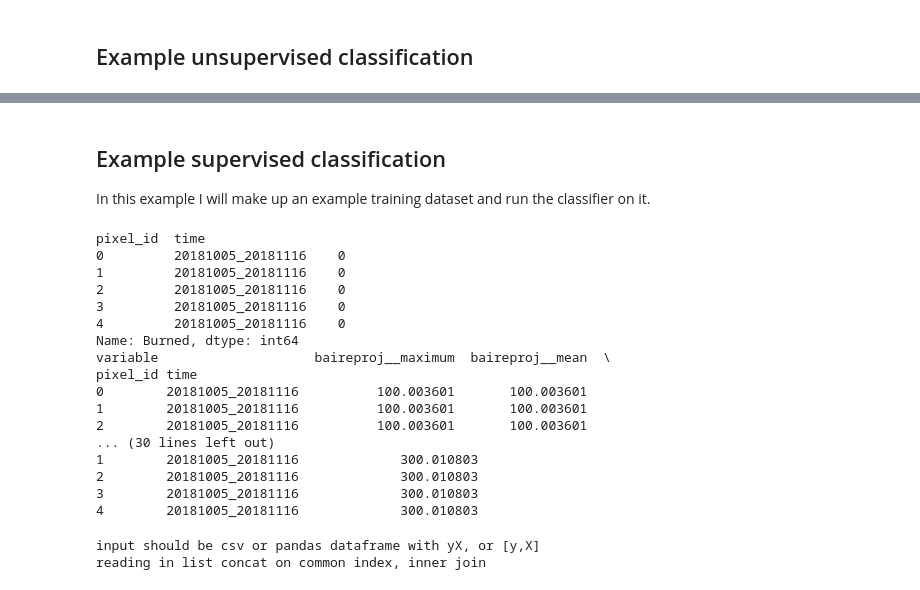
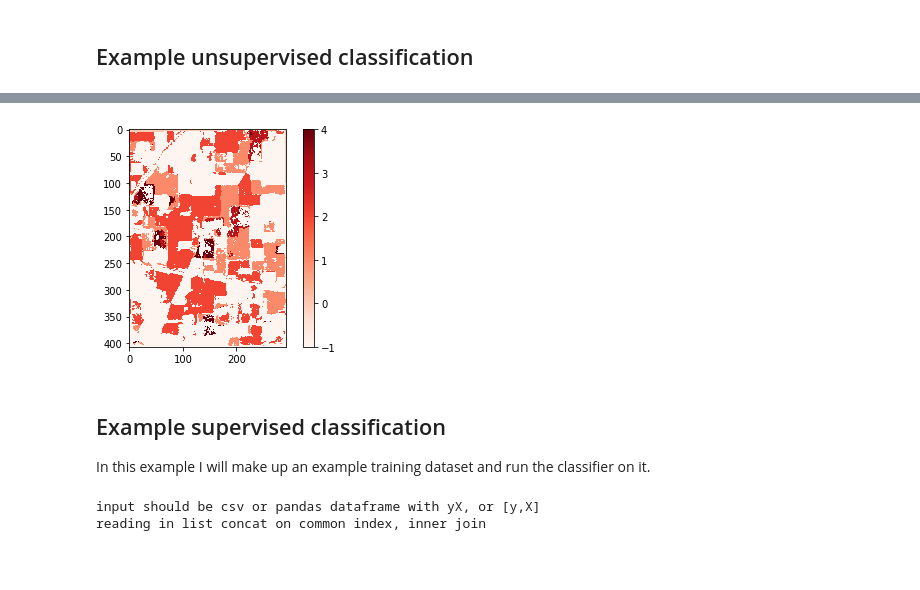
Before and after one commit to jemannix/Fire_burning, a Jupyter notebook: codes/Mike Workflow.ipynb, the cells around one changed output, grey strips where cells are left out. Cells and saved outputs as stored; diff of their text form; code cells hidden in the pictures; blank space fills up the shorter version.

Commit message:
clean up

```diff
--- a/codes/Mike Workflow.ipynb
+++ b/codes/Mike Workflow.ipynb
@@ -422,31 +421,33 @@ plt.show()
+# %%
+# center and scale
+ts_features_scale = StandardScaler().fit_transform(ts_features)
+
+# fit model
+db = DBSCAN(eps=0.4, min_samples=1000).fit(ts_features_scale)
+class_preds =db.labels_
+
+raster_ex = "../Imagery/Cleaned/baireproj-20181005.tif"
+ex_row, ex_cols =  rasterio.open(raster_ex).shape
+
+f2Array = class_preds.reshape(ex_row, ex_cols)
+ # Plot the grid
+
+plt.imshow(f2Array)
+plt.set_cmap("Reds")
+plt.colorbar( )
+plt.show()
+# %% [output]
+[figure, added]
 # %% [markdown]
 ## Example supervised classification
 In this example I will make up an example training dataset and run the classifier on it.
 # %%
 ts_features['Burned']=0
-ts_features.loc[(ts_features.baireproj__maximum > 0.9e7) &
+ts_features.loc[(ts_features.baireproj__maximum > 0.8e7) &
                 (ts_features.baireproj__mean_change > 0) ,'Burned'] = 1
 # isolate dependent variable and remove from independent variables
 Burned = ts_features['Burned']
 ts_features.drop(columns=['Burned'],inplace=True)
-print(Burned.head())
-print(ts_features.head())
+# print(Burned.head())
+# print(ts_features.head())
-# %% [output]
-pixel_id  time
-0         20181005_20181116    0
-1         20181005_20181116    0
-2         20181005_20181116    0
-3         20181005_20181116    0
-4         20181005_20181116    0
-Name: Burned, dtype: int64
-variable                    baireproj__maximum  baireproj__mean  \
-pixel_id time
-0        20181005_20181116          100.003601       100.003601
-1        20181005_20181116          100.003601       100.003601
-2        20181005_20181116          100.003601       100.003601
-... (30 lines left out)
-1        20181005_20181116             300.010803
-2        20181005_20181116             300.010803
-3        20181005_20181116             300.010803
-4        20181005_20181116             300.010803
 # %%
```
Also changed, not shown: parts of 11 cells of this notebook.
